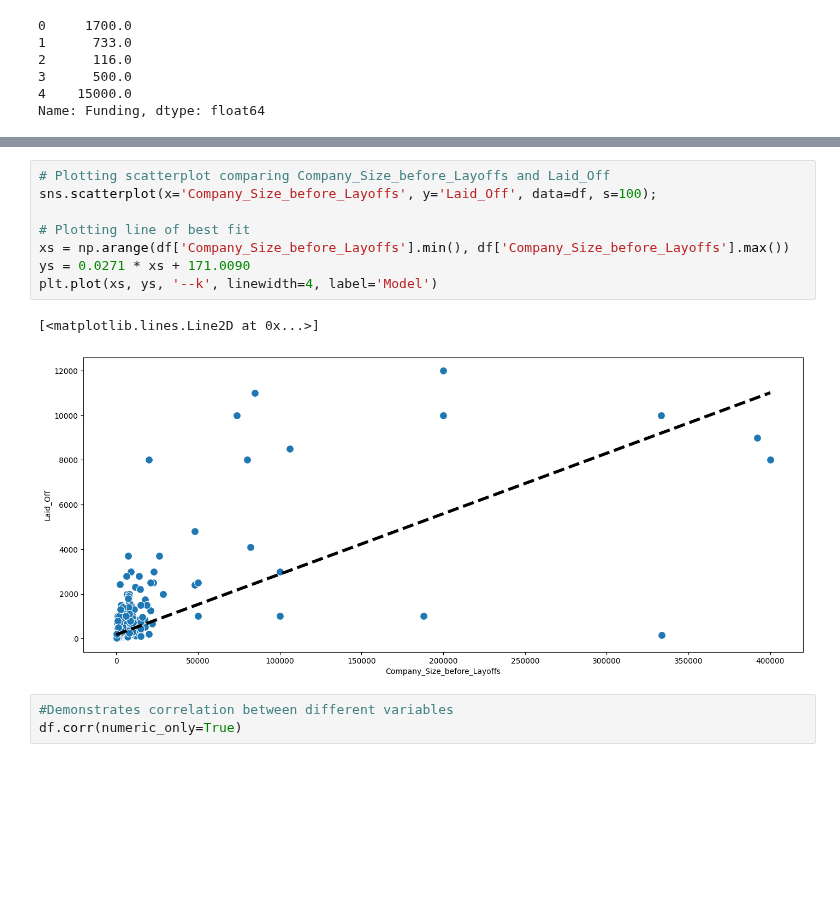
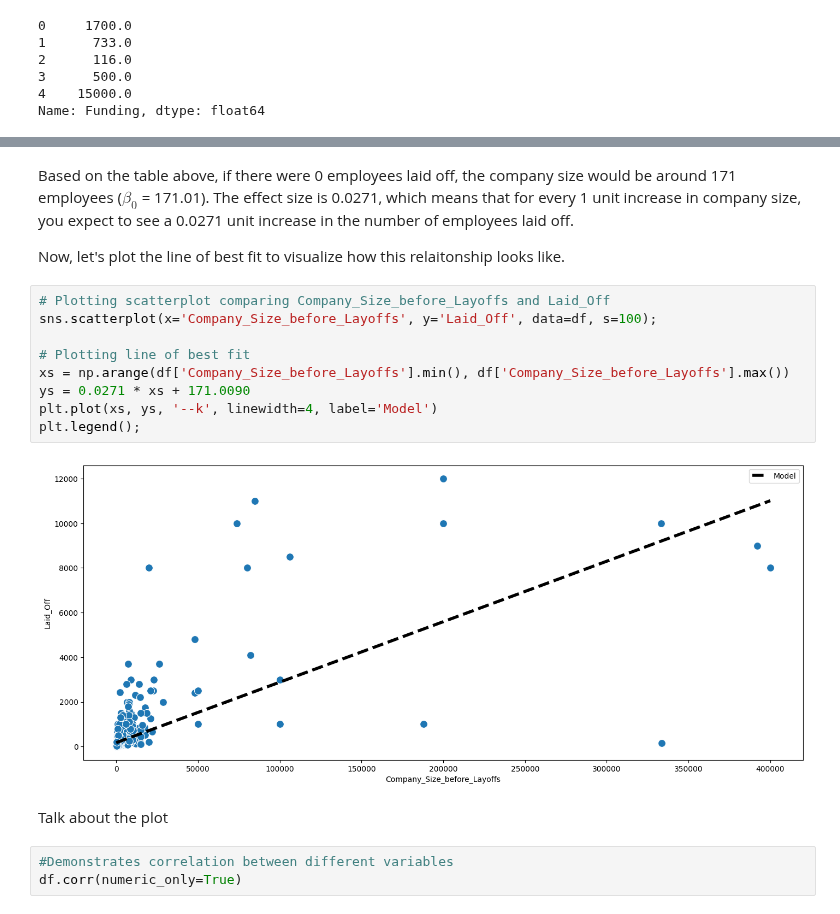
Before and after one commit to COGS108/Group019_WI24, a Jupyter notebook: Anna.ipynb, the cells around one changed output, grey strips where cells are left out. Drawn from its saved outputs; the diff is of its cells as text; blank space fills up the shorter version.

```diff
--- a/Anna.ipynb
+++ b/Anna.ipynb
@@ -78,17 +117,23 @@ Notes:
 [1] Standard Errors assume that the covariance matrix of the errors is correctly specified.
 [2] The condition number is large, 2.3e+04. This might indicate that there are
 strong multicollinearity or other numerical problems.
+# %% [markdown]
+Based on the table above, if there were 0 employees laid off, the company size would be around 171 employees ($\beta_0$ = 171.01). The effect size is 0.0271, which means that for every 1 unit increase in company size, you expect to see a 0.0271 unit increase in the number of employees laid off.
+
+Now, let's plot the line of best fit to visualize how this relaitonship looks like.
 # %%
 # Plotting scatterplot comparing Company_Size_before_Layoffs and Laid_Off
 sns.scatterplot(x='Company_Size_before_Layoffs', y='Laid_Off', data=df, s=100);
 
 # Plotting line of best fit
 xs = np.arange(df['Company_Size_before_Layoffs'].min(), df['Company_Size_before_Layoffs'].max())
 ys = 0.0271 * xs + 171.0090
 plt.plot(xs, ys, '--k', linewidth=4, label='Model')
+plt.legend();
 # %% [output]
-[<matplotlib.lines.Line2D at 0x...>]
-[figure, old version]
+[figure, new version]
+# %% [markdown]
+Talk about the plot
 # %%
 #Demonstrates correlation between different variables
 df.corr(numeric_only=True)
```
Also changed, not shown: parts of 8 cells of this notebook.
